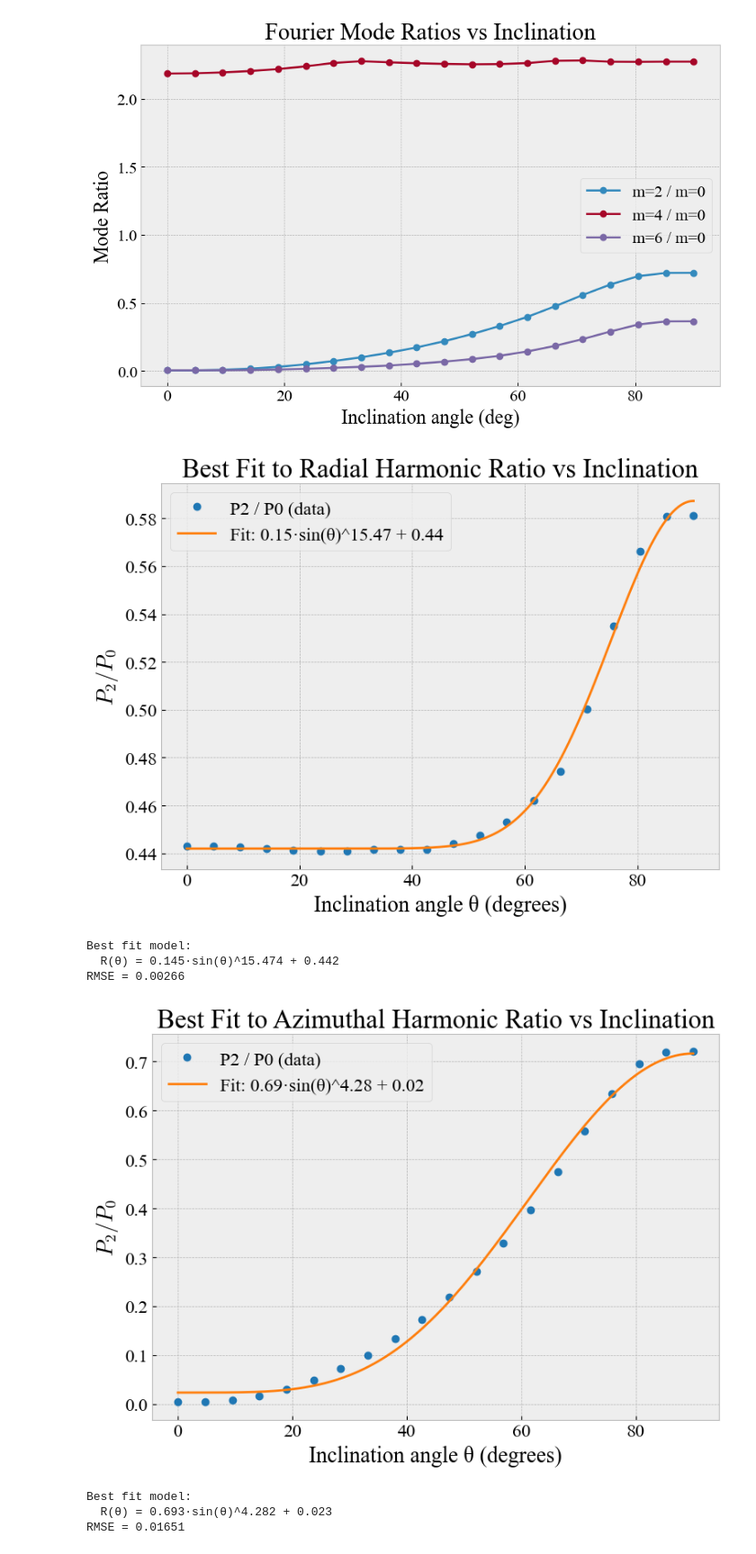
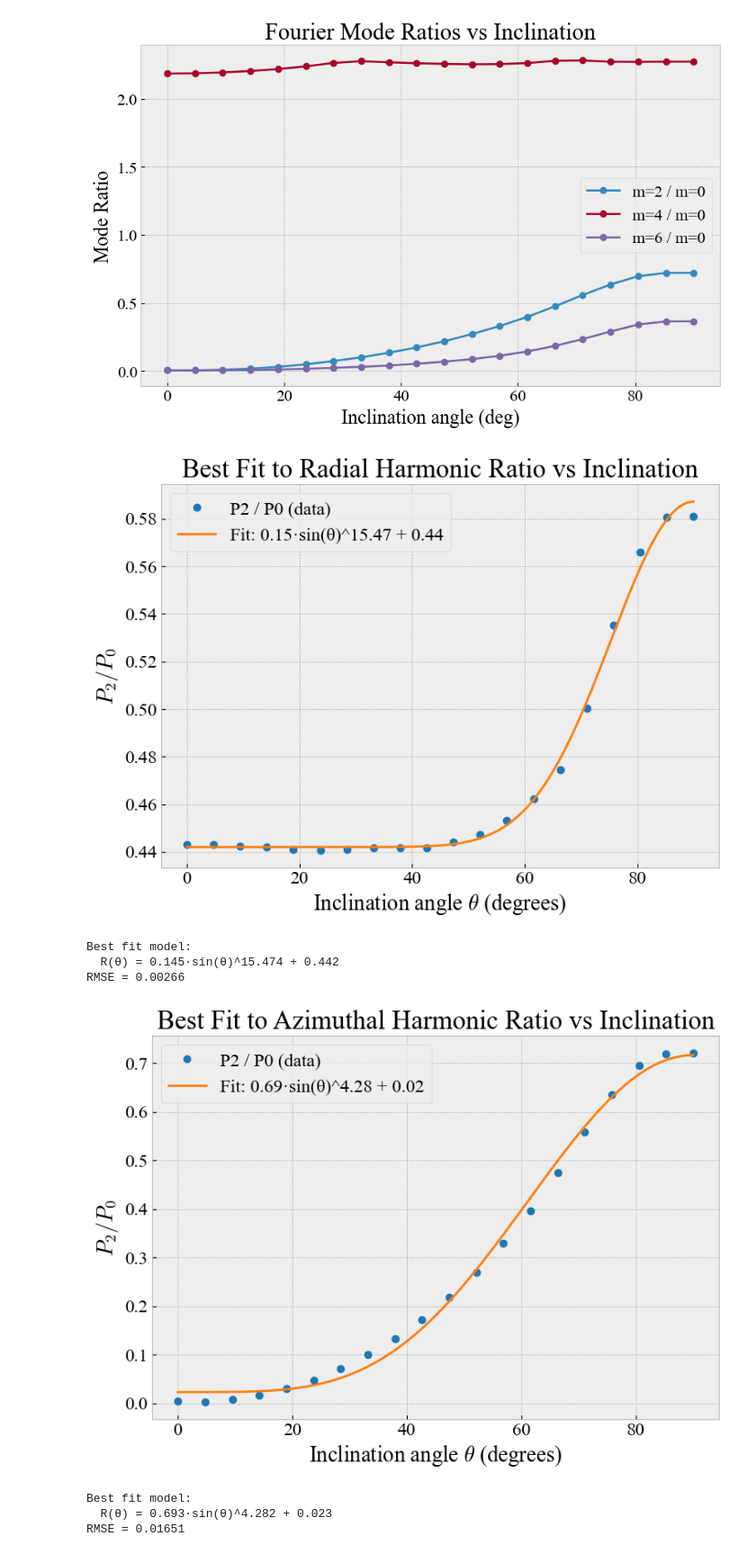
Before and after one commit to michael-petersen/GalaxyIncIinations, a Jupyter notebook: SimulatedGalaxiesAndExpansions.ipynb, the cells around one changed output. Shown at 90% size. Drawn from its saved outputs; the diff is of its cells as text; code cells hidden in the pictures.

```diff
--- a/SimulatedGalaxiesAndExpansions.ipynb
+++ b/SimulatedGalaxiesAndExpansions.ipynb
@@ -436,7 +436,7 @@ plt.figure(figsize=(8,6))
 plt.plot(theta_deg, Rn2, 'o', label='P2 / P0 (data)', color='tab:blue')
 plt.plot(theta_fit, Rn_fit, '-', label=f'Fit: {A_fit:.2f}·sin(θ)^{C_fit:.2f} + {D_fit:.2f}', color='tab:orange')
 
-plt.xlabel("Inclination angle θ (degrees)")
+plt.xlabel(r"Inclination angle $\theta$ (degrees)")
 plt.ylabel(r"$P_2 / P_0$")
 plt.title("Best Fit to Radial Harmonic Ratio vs Inclination")
 plt.legend()
@@ -468,39 +468,39 @@ def model(theta_deg, A, C, D):
     return A * np.sin(theta_rad)**C + D
 
 # Fit the model
 popt, pcov = curve_fit(model, theta_deg, Rm2, p0=[0.5, 2.0, 0.0])
 A_fit, C_fit, D_fit = popt
 
 # Evaluate the fit
 theta_fit = np.linspace(0, 90, 500)
 Rm_fit = model(theta_fit, *popt)
 
 # Compute RMSE
 Rm2_pred = model(theta_deg, *popt)
 rmse = np.sqrt(np.mean((Rm2 - Rm2_pred)**2))
 
 # Plot
 plt.figure(figsize=(8,6))
 plt.plot(theta_deg, Rm2, 'o', label='P2 / P0 (data)', color='tab:blue')
 plt.plot(theta_fit, Rm_fit, '-', label=f'Fit: {A_fit:.2f}·sin(θ)^{C_fit:.2f} + {D_fit:.2f}', color='tab:orange')
 
-plt.xlabel("Inclination angle θ (degrees)")
+plt.xlabel(r"Inclination angle $\theta$ (degrees)")
 plt.ylabel(r"$P_2 / P_0$")
 plt.title("Best Fit to Azimuthal Harmonic Ratio vs Inclination")
 plt.legend()
 plt.grid(True)
 plt.tight_layout()
 plt.show()
 
 # Print formula and RMSE
 print(f"Best fit model:\n  R(θ) = {A_fit:.3f}·sin(θ)^{C_fit:.3f} + {D_fit:.3f}")
 print(f"RMSE = {rmse:.5f}")
 # %% [output]
-[figure, old version]
+[figure, new version]
 Best fit model:
   R(θ) = 0.145·sin(θ)^15.474 + 0.442
 RMSE = 0.00266
-[figure, old version]
+[figure, new version]
 Best fit model:
   R(θ) = 0.693·sin(θ)^4.282 + 0.023
 RMSE = 0.01651
```
